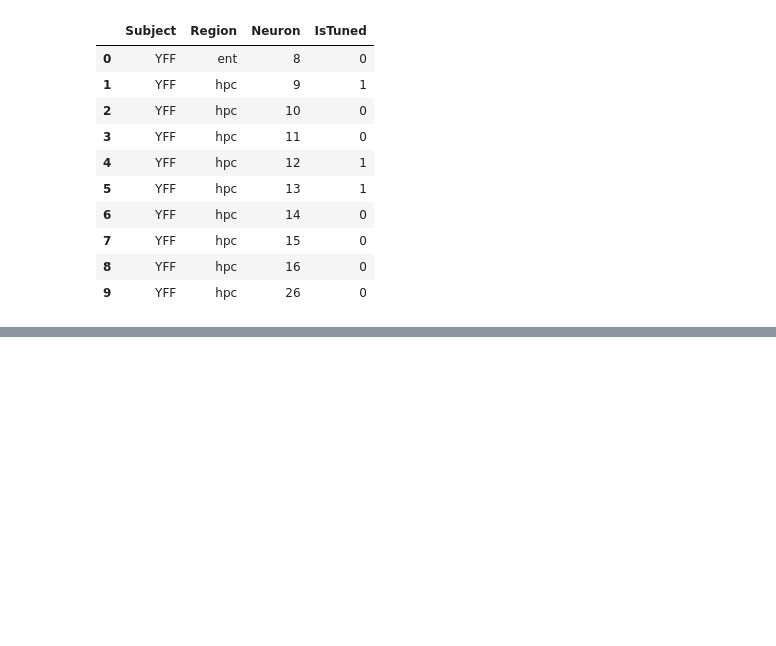
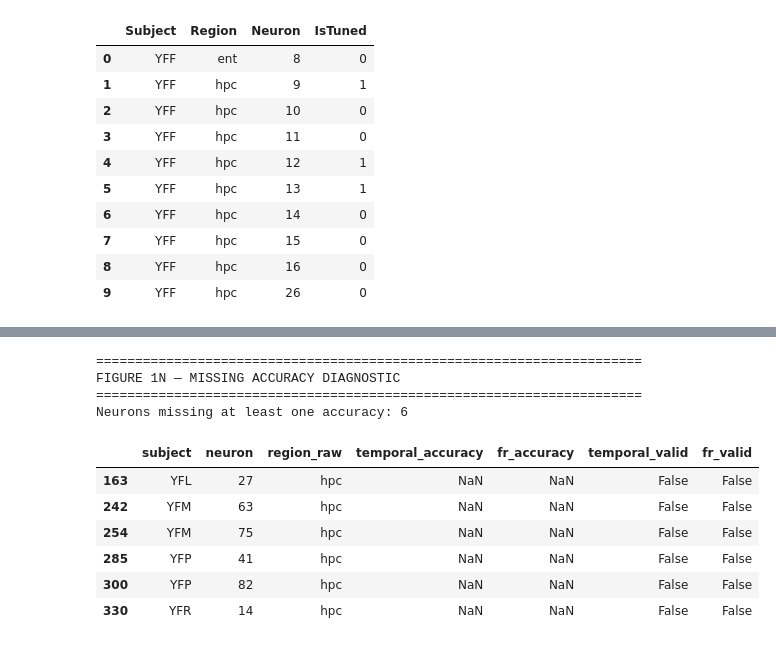
Before and after one commit to Shafiq-Abdu/number-simplex-reproduction, a Jupyter notebook: notebooks/statisticaltestfig1.ipynb, the cells around one changed output, grey strips where cells are left out. Saved outputs shown, nothing was run; the diff lists cells and outputs as text; code cells hidden in the pictures; blank space fills up the shorter version.

```diff
--- a/notebooks/statisticaltestfig1.ipynb
+++ b/notebooks/statisticaltestfig1.ipynb
@@ -7561,0 +9112,78 @@ Subjects:
+# %%
+# ============================================================
+# FIGURE 1N — STEP 2
+# DIAGNOSE MISSING DECODING ACCURACIES
+# ============================================================
+
+fig1n_missing = fig1n_all[
+    fig1n_all["temporal_accuracy"].isna()
+    |
+    fig1n_all["fr_accuracy"].isna()
+].copy()
+
+
+print("=" * 70)
+print("FIGURE 1N — MISSING ACCURACY DIAGNOSTIC")
+print("=" * 70)
+
+print(
+    "Neurons missing at least one accuracy:",
+    len(fig1n_missing)
+)
+
+
+display(
+    fig1n_missing[
+        [
+            "subject",
+            "neuron",
+            "region_raw",
+            "temporal_accuracy",
+            "fr_accuracy",
+            "temporal_valid",
+            "fr_valid"
+        ]
+    ]
+)
+
+
+print("\nMissing temporal accuracy:")
+print(
+    fig1n_all[
+        "temporal_accuracy"
+    ].isna().sum()
+)
+
+
+print("\nMissing FR accuracy:")
+print(
+    fig1n_all[
+        "fr_accuracy"
+    ].isna().sum()
+)
+
+
+print("\nBoth missing:")
+print(
+    (
+        fig1n_all[
+            "temporal_accuracy"
+        ].isna()
+        &
+        fig1n_all[
+            "fr_accuracy"
+        ].isna()
+    ).sum()
+)
+# %% [output]
+======================================================================
+FIGURE 1N — MISSING ACCURACY DIAGNOSTIC
+======================================================================
+Neurons missing at least one accuracy: 6
+|  | subject | neuron | region_raw | temporal_accuracy | fr_accuracy | temporal_valid | fr_valid |
+| 163 | YFL | 27 | hpc | NaN | NaN | False | False |
+| 242 | YFM | 63 | hpc | NaN | NaN | False | False |
+| 254 | YFM | 75 | hpc | NaN | NaN | False | False |
+| 285 | YFP | 41 | hpc | NaN | NaN | False | False |
+| 300 | YFP | 82 | hpc | NaN | NaN | False | False |
+| 330 | YFR | 14 | hpc | NaN | NaN | False | False |
```
Also changed, not shown: parts of 37 cells of this notebook, 16 other files.
